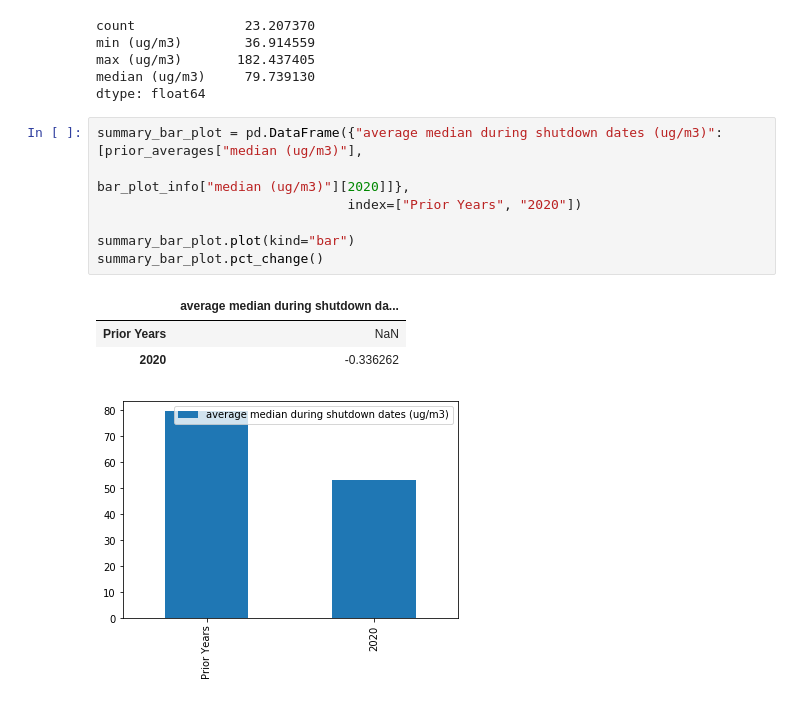
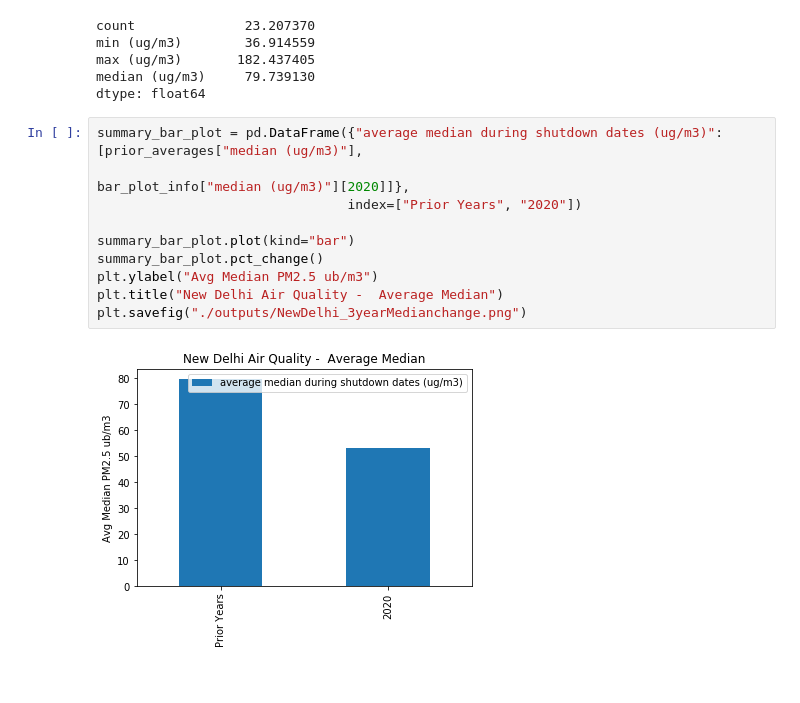
Before and after one commit to markwsutton/AirQualityProject, a Jupyter notebook: AQI Analysis - NewDelhi.ipynb, the cells around one changed output. Saved outputs shown, nothing was run; the diff lists cells and outputs as text.

```diff
--- a/AQI Analysis - NewDelhi.ipynb
+++ b/AQI Analysis - NewDelhi.ipynb
@@ -162,12 +167,12 @@ dtype: float64
 # %%
 summary_bar_plot = pd.DataFrame({"average median during shutdown dates (ug/m3)":[prior_averages["median (ug/m3)"],
                                                                                  bar_plot_info["median (ug/m3)"][2020]]},
                                 index=["Prior Years", "2020"])
 
 summary_bar_plot.plot(kind="bar")
 summary_bar_plot.pct_change()
+plt.ylabel("Avg Median PM2.5 ub/m3")
+plt.title("New Delhi Air Quality -  Average Median")
+plt.savefig("./outputs/NewDelhi_3yearMedianchange.png")
 # %% [output]
-|  | average median during shutdown da... |
-| Prior Years | NaN |
-| 2020 | -0.336262 |
-[figure, old version]
+[figure, new version]
```
Also changed, not shown: parts of 3 cells of this notebook, 1 other file.
